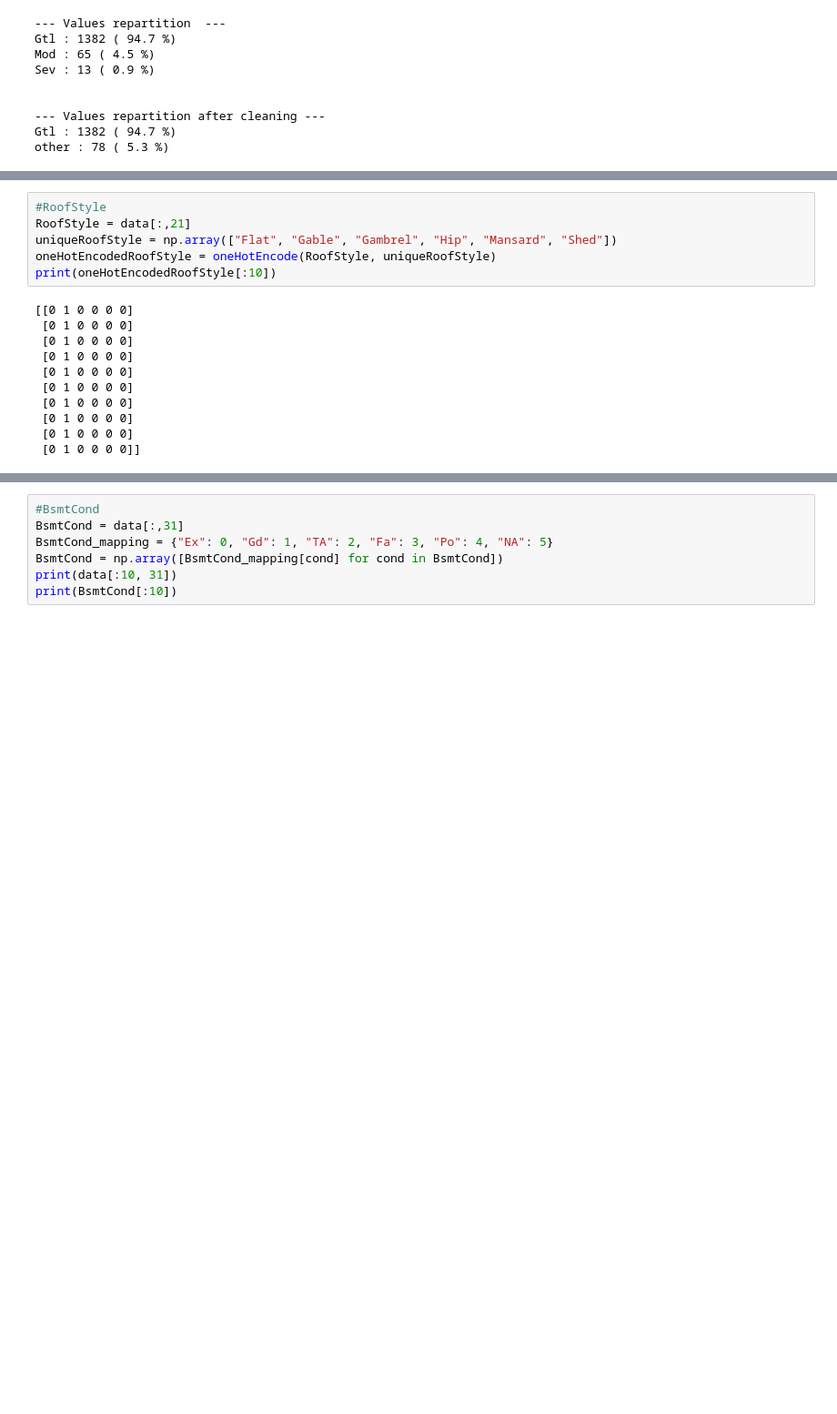
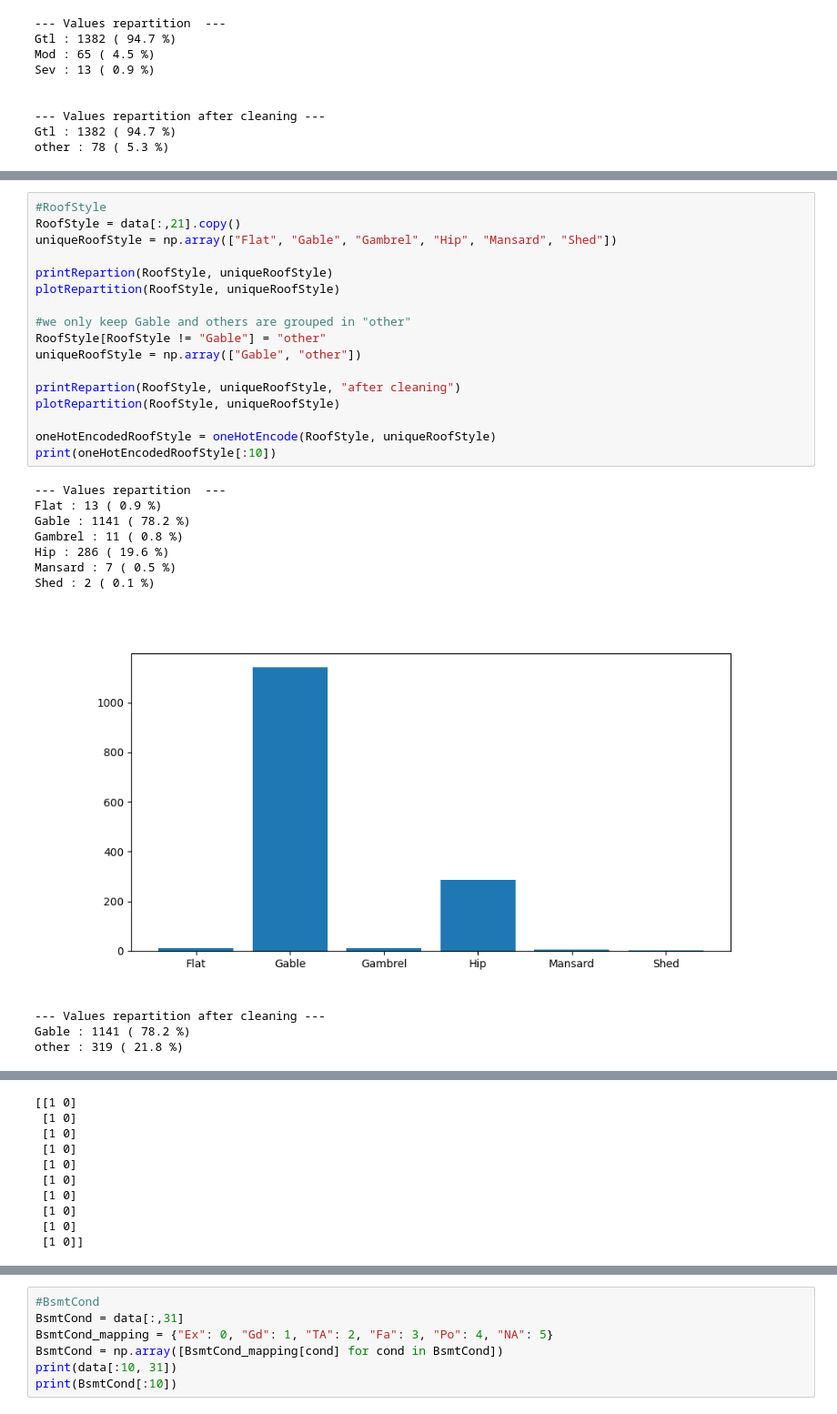
Before and after one commit to MaximeD34/house_price, a Jupyter notebook: data_processing.ipynb, the cells around one changed output, grey strips where cells are left out. Shown: that part at 91% size. Saved outputs shown, nothing was run; the diff lists cells and outputs as text; blank space fills up the shorter version.

```diff
--- a/data_processing.ipynb
+++ b/data_processing.ipynb
@@ -464,18 +558,30 @@ print(delta_YearSold_YearRemodAdd[:10])
 [ 5 31  6 36  8 14  2 36 58 58]
 # %%
 #RoofStyle
-RoofStyle = data[:,21]
+RoofStyle = data[:,21].copy()
 uniqueRoofStyle = np.array(["Flat", "Gable", "Gambrel", "Hip", "Mansard", "Shed"])
+
+printRepartion(RoofStyle, uniqueRoofStyle)
+plotRepartition(RoofStyle, uniqueRoofStyle)
+
+#we only keep Gable and others are grouped in "other"
+RoofStyle[RoofStyle != "Gable"] = "other"
+uniqueRoofStyle = np.array(["Gable", "other"])
+
+printRepartion(RoofStyle, uniqueRoofStyle, "after cleaning")
+plotRepartition(RoofStyle, uniqueRoofStyle)
+
 oneHotEncodedRoofStyle = oneHotEncode(RoofStyle, uniqueRoofStyle)
 print(oneHotEncodedRoofStyle[:10])
 # %% [output]
-[[0 1 0 0 0 0]
- [0 1 0 0 0 0]
- [0 1 0 0 0 0]
- [0 1 0 0 0 0]
- [0 1 0 0 0 0]
- [0 1 0 0 0 0]
- [0 1 0 0 0 0]
- [0 1 0 0 0 0]
- [0 1 0 0 0 0]
- [0 1 0 0 0 0]]
+--- Values repartition  ---
+Flat : 13 ( 0.9 %)
+Gable : 1141 ( 78.2 %)
+Gambrel : 11 ( 0.8 %)
+Hip : 286 ( 19.6 %)
+Mansard : 7 ( 0.5 %)
+Shed : 2 ( 0.1 %)
+[figure, added]
+--- Values repartition after cleaning ---
+Gable : 1141 ( 78.2 %)
+other : 319 ( 21.8 %)
@@ -482 +589,11 @@ print(oneHotEncodedRoofStyle[:10])
+[[1 0]
+ [1 0]
+ [1 0]
+ [1 0]
+ [1 0]
+ [1 0]
+ [1 0]
+ [1 0]
+ [1 0]
+ [1 0]]
 # %%
```
Also changed, not shown: parts of 20 cells of this notebook.
